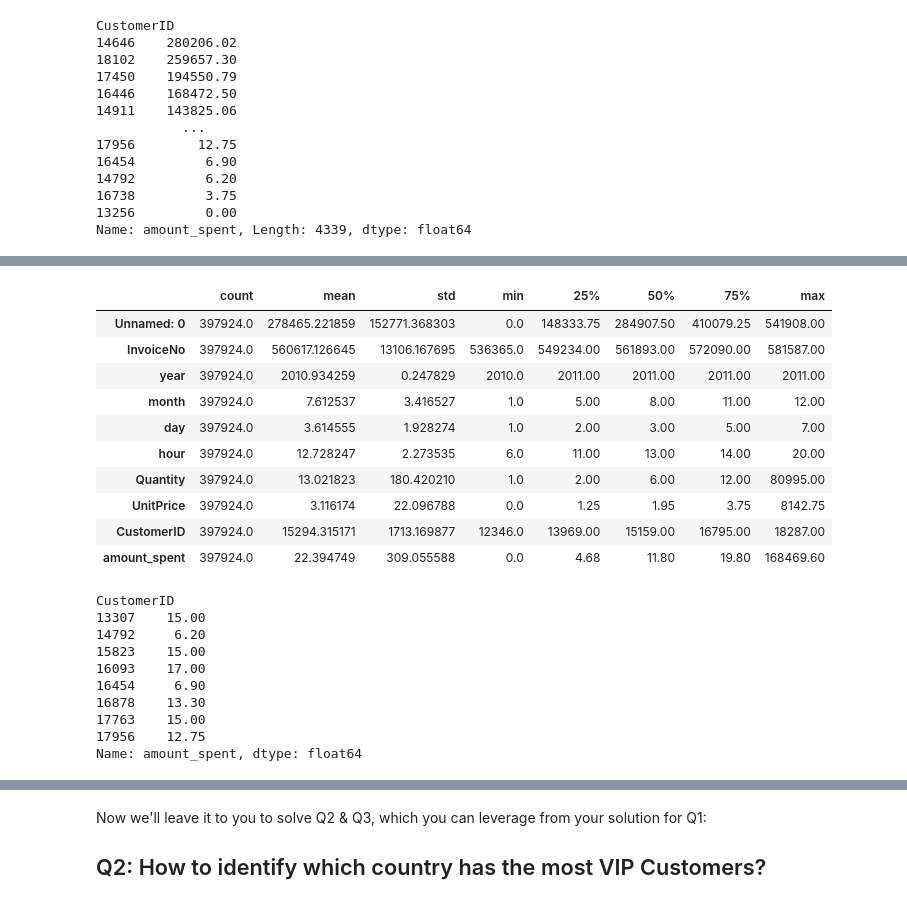
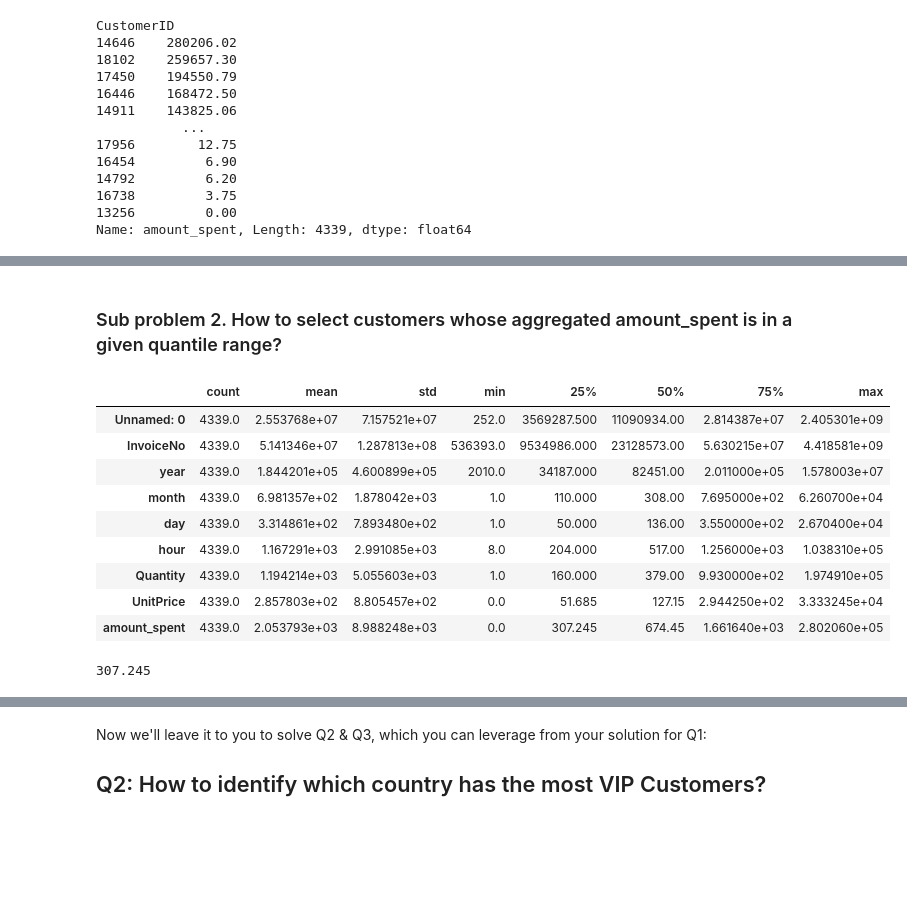
Before and after one commit to Ironhack-Data-Madrid-Octubre-2023/2.3-lab_df_calculation_and_transformation, a Jupyter notebook: your-code/challenge-3.ipynb, the cells around one changed output, grey strips where cells are left out. Drawn from its saved outputs; the diff is of its cells as text; code cells hidden in the pictures; blank space fills up the shorter version.

```diff
--- a/your-code/challenge-3.ipynb
+++ b/your-code/challenge-3.ipynb
@@ -23,7 +23,7 @@ warnings.filterwarnings('ignore')
 # %% [markdown]
 Next, import `Orders` from Ironhack's database into a dataframe variable called `orders`. Print the head of `orders` to overview the data:
 # %%
-orders = pd.read_csv('orders.csv')
+orders = pd.read_csv('Orders.csv')
 
 orders.head()
 # %% [output]
@@ -104,0 +108,3 @@ Name: amount_spent, Length: 4339, dtype: float64
+# %%
+customers = orders.groupby("CustomerID").sum()
+customers #me guardo el df customer
@@ -105,37 +142,22 @@ Name: amount_spent, Length: 4339, dtype: float64
+# %% [markdown]
+### Sub problem 2. How to select customers whose aggregated amount_spent is in a given quantile range?
 # %%
-orders.describe().T
+customers.describe().T
 # %% [output]
 |  | count | mean | std | min | 25% | 50% | 75% | max |
-| Unnamed: 0 | 397924.0 | 278465.221859 | 152771.368303 | 0.0 | 148333.75 | 284907.50 | 410079.25 | 541908.00 |
-| InvoiceNo | 397924.0 | 560617.126645 | 13106.167695 | 536365.0 | 549234.00 | 561893.00 | 572090.00 | 581587.00 |
-| year | 397924.0 | 2010.934259 | 0.247829 | 2010.0 | 2011.00 | 2011.00 | 2011.00 | 2011.00 |
-| month | 397924.0 | 7.612537 | 3.416527 | 1.0 | 5.00 | 8.00 | 11.00 | 12.00 |
-| day | 397924.0 | 3.614555 | 1.928274 | 1.0 | 2.00 | 3.00 | 5.00 | 7.00 |
-| hour | 397924.0 | 12.728247 | 2.273535 | 6.0 | 11.00 | 13.00 | 14.00 | 20.00 |
-| Quantity | 397924.0 | 13.021823 | 180.420210 | 1.0 | 2.00 | 6.00 | 12.00 | 80995.00 |
-| UnitPrice | 397924.0 | 3.116174 | 22.096788 | 0.0 | 1.25 | 1.95 | 3.75 | 8142.75 |
-| CustomerID | 397924.0 | 15294.315171 | 1713.169877 | 12346.0 | 13969.00 | 15159.00 | 16795.00 | 18287.00 |
-| amount_spent | 397924.0 | 22.394749 | 309.055588 | 0.0 | 4.68 | 11.80 | 19.80 | 168469.60 |
+| Unnamed: 0 | 4339.0 | 2.553768e+07 | 7.157521e+07 | 252.0 | 3569287.500 | 11090934.00 | 2.814387e+07 | 2.405301e+09 |
+| InvoiceNo | 4339.0 | 5.141346e+07 | 1.287813e+08 | 536393.0 | 9534986.000 | 23128573.00 | 5.630215e+07 | 4.418581e+09 |
+| year | 4339.0 | 1.844201e+05 | 4.600899e+05 | 2010.0 | 34187.000 | 82451.00 | 2.011000e+05 | 1.578003e+07 |
+| month | 4339.0 | 6.981357e+02 | 1.878042e+03 | 1.0 | 110.000 | 308.00 | 7.695000e+02 | 6.260700e+04 |
+| day | 4339.0 | 3.314861e+02 | 7.893480e+02 | 1.0 | 50.000 | 136.00 | 3.550000e+02 | 2.670400e+04 |
+| hour | 4339.0 | 1.167291e+03 | 2.991085e+03 | 8.0 | 204.000 | 517.00 | 1.256000e+03 | 1.038310e+05 |
+| Quantity | 4339.0 | 1.194214e+03 | 5.055603e+03 | 1.0 | 160.000 | 379.00 | 9.930000e+02 | 1.974910e+05 |
+| UnitPrice | 4339.0 | 2.857803e+02 | 8.805457e+02 | 0.0 | 51.685 | 127.15 | 2.944250e+02 | 3.333245e+04 |
+| amount_spent | 4339.0 | 2.053793e+03 | 8.988248e+03 | 0.0 | 307.245 | 674.45 | 1.661640e+03 | 2.802060e+05 |
 # %%
 #Podemos ubicar clientes en percentiles. Considero consumidor promedio aquel situado en los percentiles 25 y 75.
 
-Q25 = orders["amount_spent"].quantile(0.25) #type es numpy.float64
-Q75 = orders["amount_spent"].quantile(0.75) #type es numpy.float64
-
-customers = orders.groupby("CustomerID")["amount_spent"].sum() #es una serie
-
-#con esto sigue siendo una serie pero con la condicion que quiero y lo sobreescribo
-average_customers = customers[(customers >= Q25) & (customers <= Q75)]
-
-average_customers
+Q25 = customers["amount_spent"].quantile(0.25) #type es numpy.float64
+Q25
 # %% [output]
-CustomerID
-13307    15.00
-14792     6.20
-15823    15.00
-16093    17.00
-16454     6.90
-16878    13.30
-17763    15.00
-17956    12.75
-Name: amount_spent, dtype: float64
+307.245
```
Also changed, not shown: parts of 35 cells of this notebook, 1 other file.
